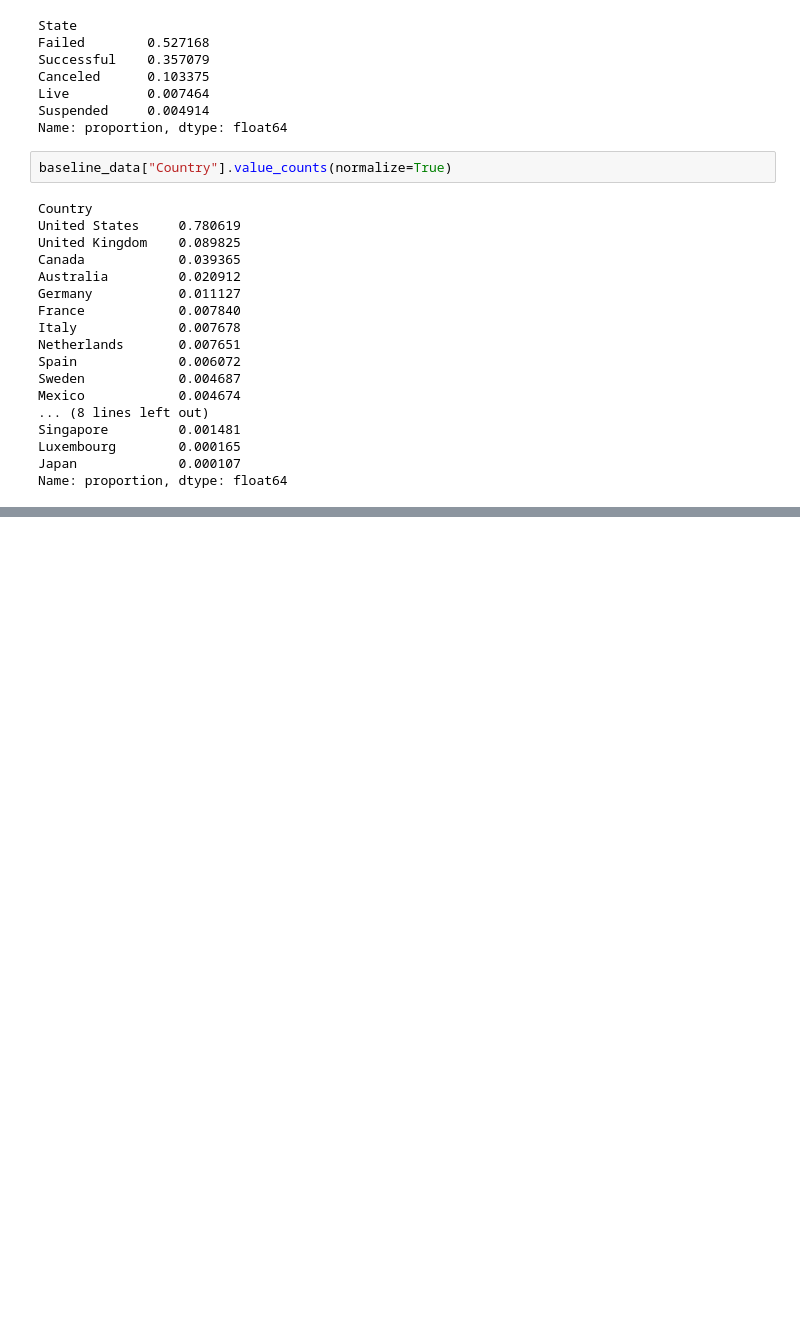
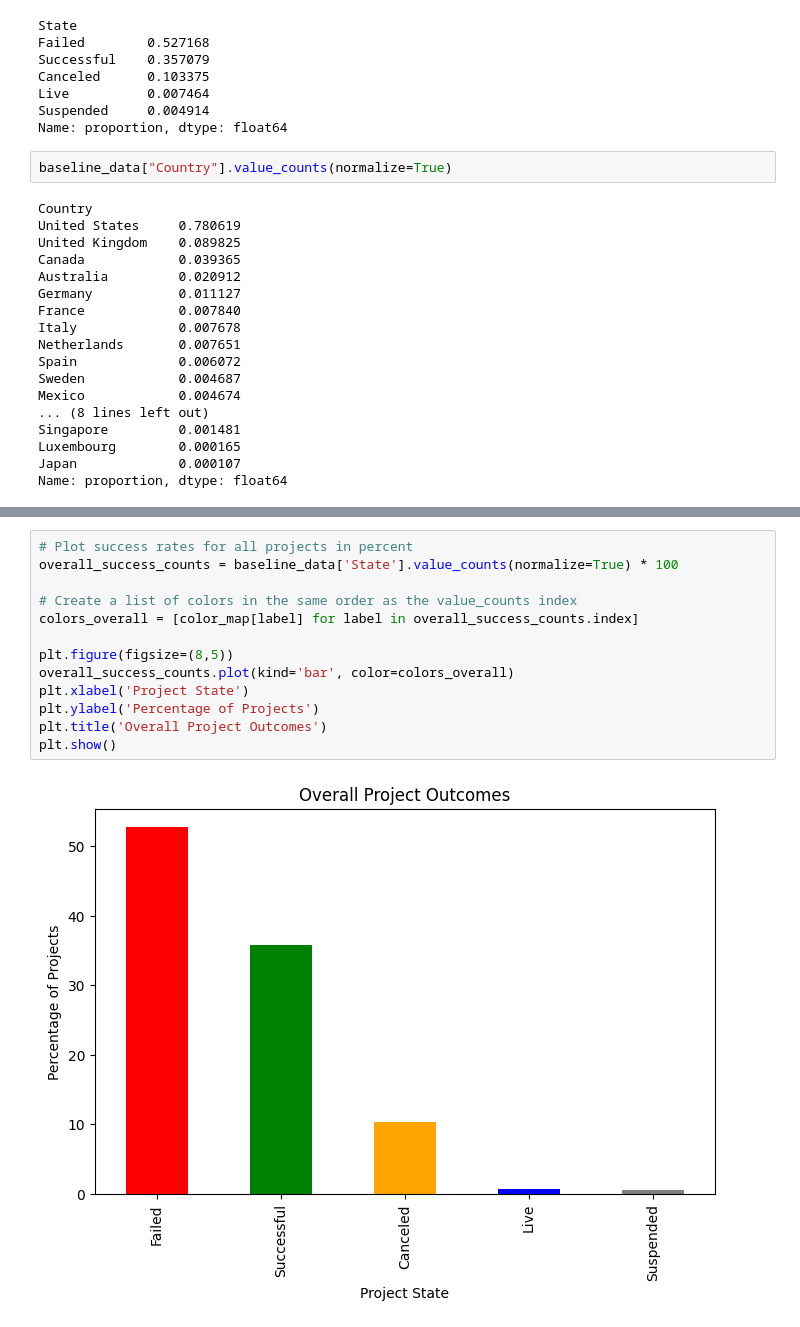
Before and after one commit to salvoha/ml-project, a Jupyter notebook: GetData_and_EDA.ipynb, the cells around one changed output, grey strips where cells are left out. Cells and saved outputs as stored; diff of their text form; blank space fills up the shorter version.

```diff
--- a/GetData_and_EDA.ipynb
+++ b/GetData_and_EDA.ipynb
@@ -261,0 +453,15 @@ Name: proportion, dtype: float64
+# %%
+# Plot success rates for all projects in percent
+overall_success_counts = baseline_data['State'].value_counts(normalize=True) * 100
+
+# Create a list of colors in the same order as the value_counts index
+colors_overall = [color_map[label] for label in overall_success_counts.index]
+
+plt.figure(figsize=(8,5))
+overall_success_counts.plot(kind='bar', color=colors_overall)
+plt.xlabel('Project State')
+plt.ylabel('Percentage of Projects')
+plt.title('Overall Project Outcomes')
+plt.show()
+# %% [output]
+[figure, added]
```
Also changed, not shown: parts of 44 cells of this notebook, 1 other file.
